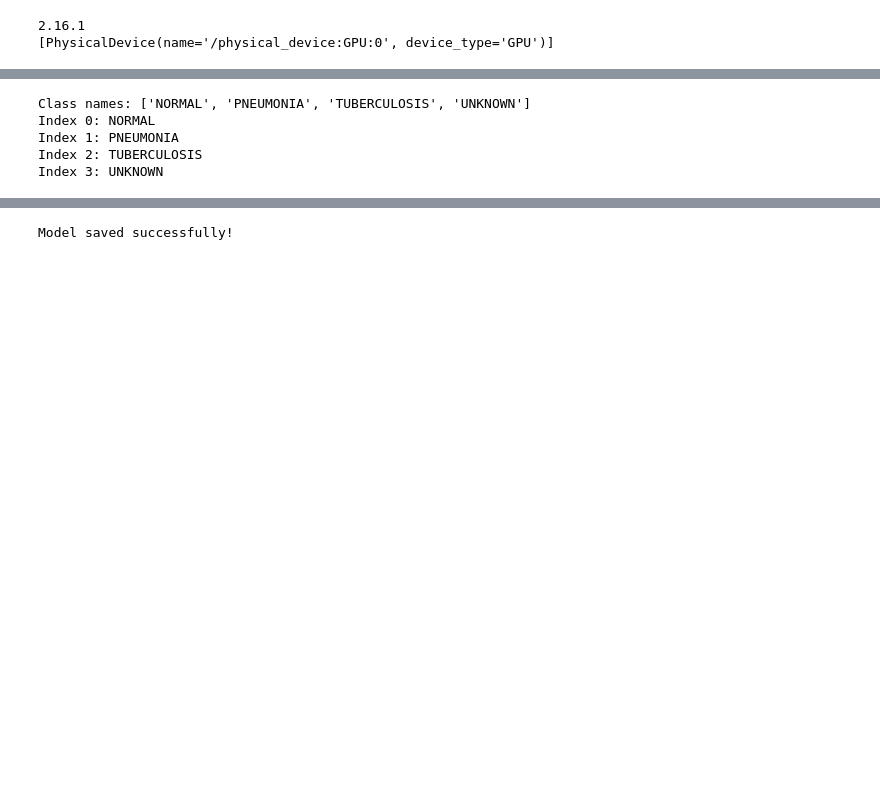
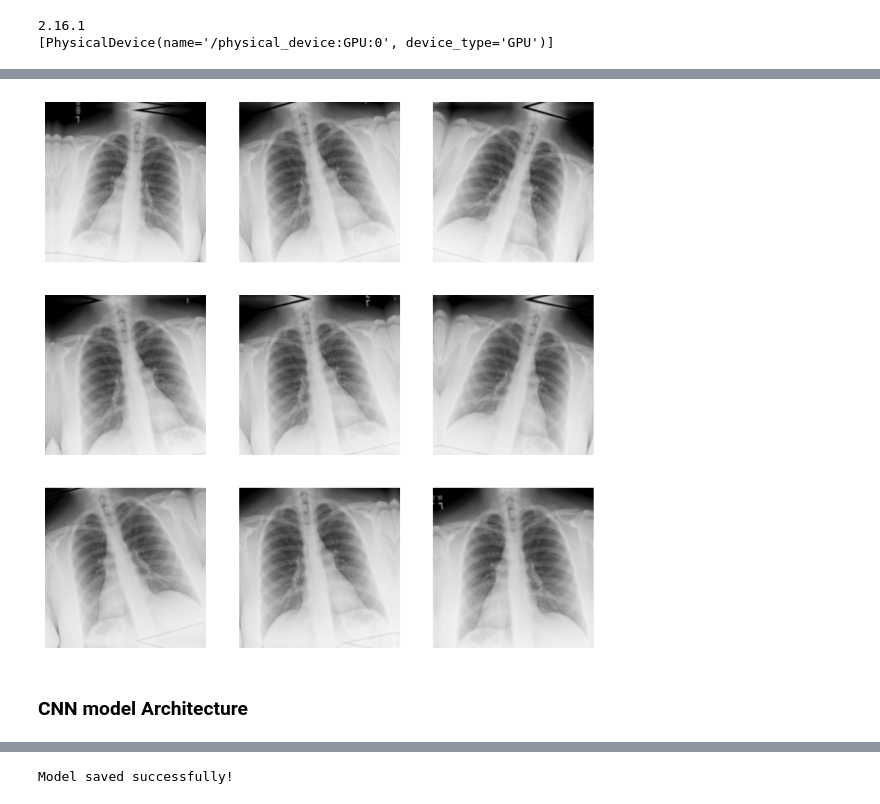
Before and after one commit to joshanjohn/CXC-FYP-Griffith, a Jupyter notebook: backend/notebook/CXV1/CXC103.ipynb, the cells around one changed output, grey strips where cells are left out. Drawn from its saved outputs; the diff is of its cells as text; code cells hidden in the pictures; blank space fills up the shorter version.

```diff
--- a/backend/notebook/CXV1/CXC103.ipynb
+++ b/backend/notebook/CXV1/CXC103.ipynb
@@ -101,13 +162,0 @@ Found 761 files belonging to 4 classes.
-# %%
-class_names = train_ds.class_names
-
-print("Class names:", class_names)
-
-for i, label in enumerate(class_names):
-    print(f"Index {i}: {label}")
-# %% [output]
-Class names: ['NORMAL', 'PNEUMONIA', 'TUBERCULOSIS', 'UNKNOWN']
-Index 0: NORMAL
-Index 1: PNEUMONIA
-Index 2: TUBERCULOSIS
-Index 3: UNKNOWN
@@ -132,0 +182,10 @@ data_augmentation = models.Sequential([
+# %%
+for image, _ in train_ds.take(1):
+  plt.figure(figsize=(10, 10))
+  first_image = image[0]
+  for i in range(9):
+    ax = plt.subplot(3, 3, i + 1)
+    augmented_image = data_augmentation(tf.expand_dims(first_image, 0))
+    plt.imshow(augmented_image[0] / 255)
+    plt.axis('off')
+# %% [output]
@@ -133,2 +193,5 @@ data_augmentation = models.Sequential([
+[figure, added]
+# %% [markdown]
+### CNN model Architecture
 # %%
 model = models.Sequential([
```
Also changed, not shown: parts of 27 cells of this notebook, 9 other files.
